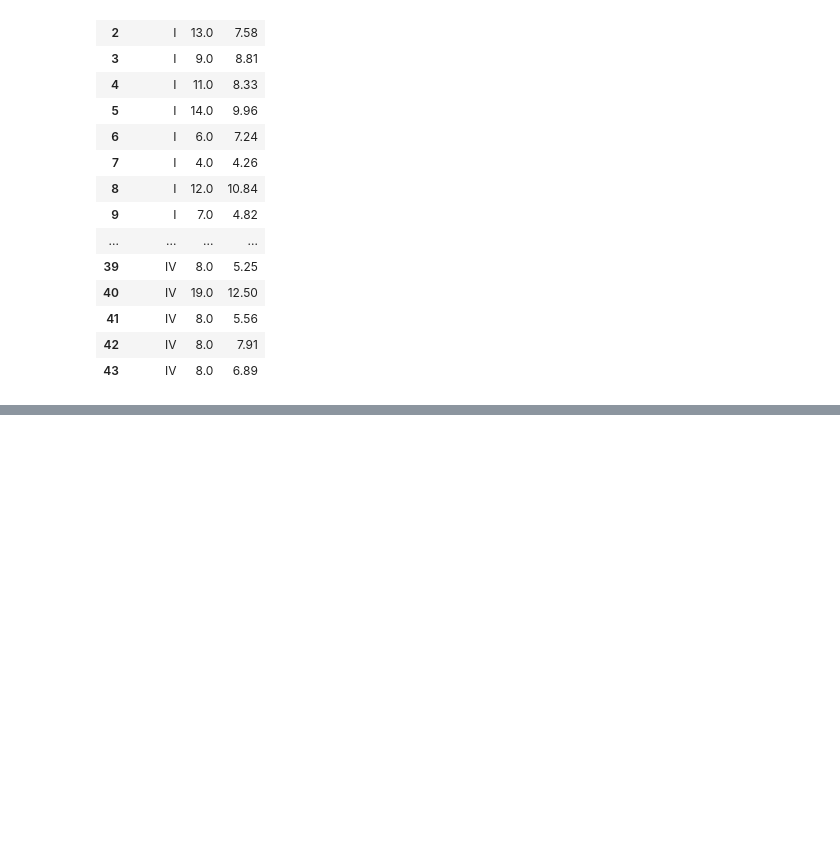
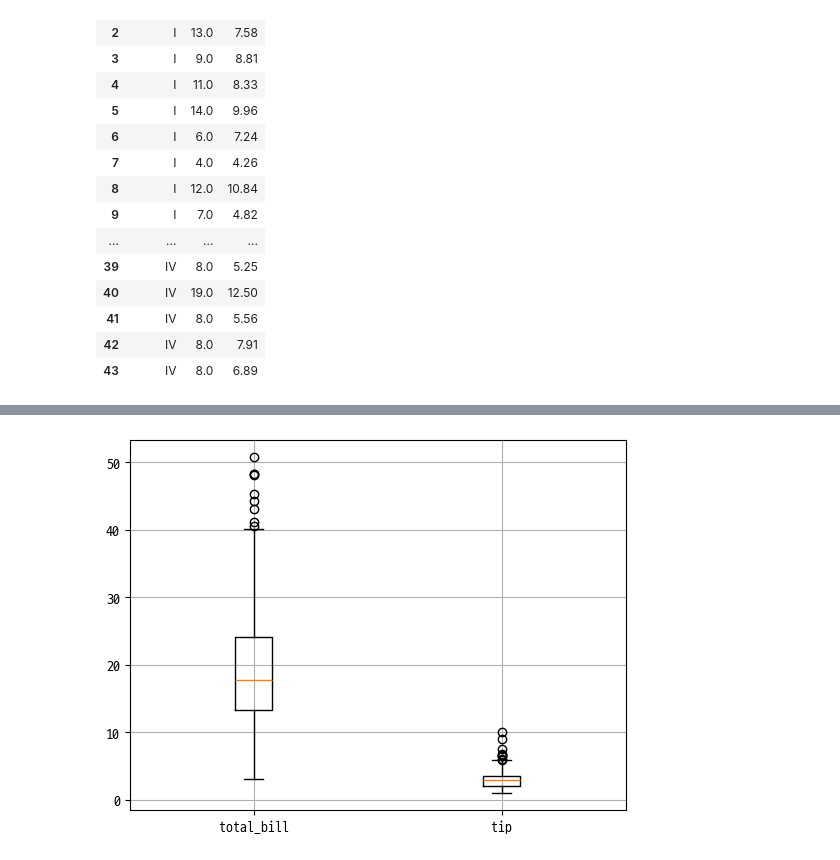
Before and after one commit to cherrima/hipython, a Jupyter notebook: 43.visualization.ipynb, the cells around one changed output, grey strips where cells are left out. Saved outputs shown, nothing was run; the diff lists cells and outputs as text; code cells hidden in the pictures; blank space fills up the shorter version.

```diff
--- a/43.visualization.ipynb
+++ b/43.visualization.ipynb
@@ -27,0 +104,10 @@ anscombe
+# %%
+plt.boxplot(
+    [tips_df['total_bill'], tips_df['tip']],
+    tick_labels=['total_bill', 'tip']
+)
+
+plt.grid()
+plt.show()
+# %% [output]
+[figure, added]
```
Also changed, not shown: parts of 15 cells of this notebook, 1 other file.
